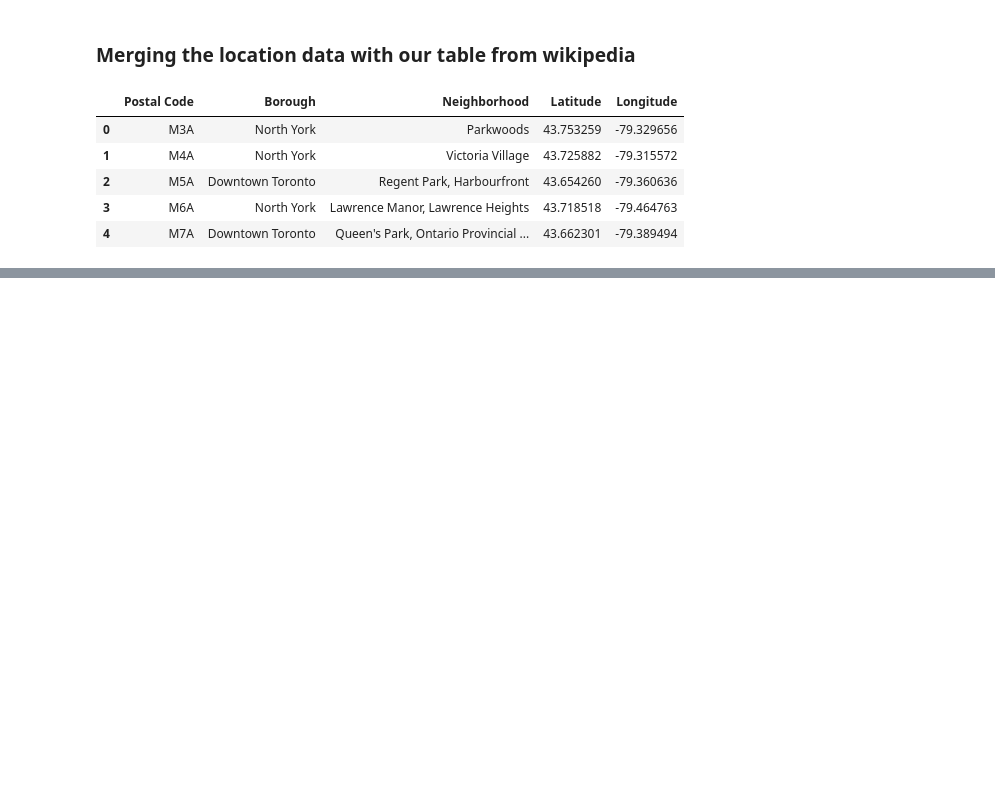
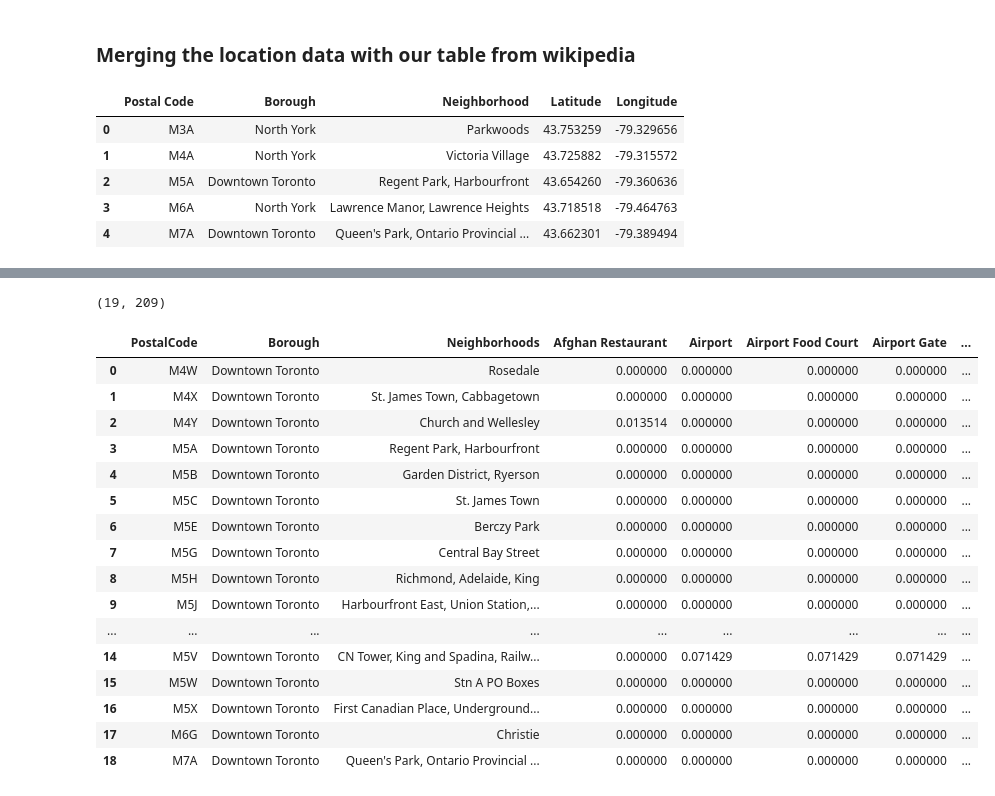
Before and after one commit to dinesh-madhav/Clustering-with-Georgrahic-data, a Jupyter notebook: Capstone Project Notebook.ipynb, the cells around one changed output, grey strips where cells are left out. Drawn from its saved outputs; the diff is of its cells as text; code cells hidden in the pictures; blank space fills up the shorter version.

```diff
--- a/Capstone Project Notebook.ipynb
+++ b/Capstone Project Notebook.ipynb
@@ -92,0 +108,7 @@ tables.head()
+# %%
+address = 'Toronto, ON'
+geolocator = Nominatim(user_agent="my_application")
+location = geolocator.geocode(address)
+latitude = location.latitude
+longitude = location.longitude
+print('The geograpical coordinate of Toronto are {}, {}.'.format(latitude, longitude))
@@ -92,0 +141,9 @@ tables.head()
+# %%
+# define Foursquare Credentials and Version
+CLIENT_ID = '0XE3SMLCK41JM4QBJUR3ONRHMXKVEXCNV1FBLDQ5ZA5OY03A' # your Foursquare ID
+CLIENT_SECRET = '0M3CTFZQ0X3FG0TRGUZQ1NXZKJA42VB0DWBKAQM2C51BXRRH' # your Foursquare Secret
+VERSION = '20180605' # Foursquare API version
+
+print('Your credentails:')
+print('CLIENT_ID: ' + CLIENT_ID)
+print('CLIENT_SECRET:' + CLIENT_SECRET)
@@ -92,0 +185,9 @@ tables.head()
+# %%
+#convert the venues list into a new DataFrame
+venues_df = pd.DataFrame(venues)
+
+# define the column names
+venues_df.columns = ['PostalCode', 'Borough', 'Neighborhood', 'BoroughLatitude', 'BoroughLongitude', 'VenueName', 'VenueLatitude', 'VenueLongitude', 'VenueCategory']
+
+print(venues_df.shape)
+venues_df.head()
@@ -92,0 +202,15 @@ tables.head()
+# %%
+# one hot encoding
+toronto_onehot = pd.get_dummies(venues_df[['VenueCategory']], prefix="", prefix_sep="")
+
+# add postal, borough and neighborhood column back to dataframe
+toronto_onehot['PostalCode'] = venues_df['PostalCode']
+toronto_onehot['Borough'] = venues_df['Borough']
+toronto_onehot['Neighborhoods'] = venues_df['Neighborhood']
+
+# move postal, borough and neighborhood column to the first column
+fixed_columns = list(toronto_onehot.columns[-3:]) + list(toronto_onehot.columns[:-3])
+toronto_onehot = toronto_onehot[fixed_columns]
+
+print(toronto_onehot.shape)
+toronto_onehot.head()
@@ -92,0 +225,24 @@ tables.head()
+# %%
+toronto_grouped = toronto_onehot.groupby(["PostalCode", "Borough", "Neighborhoods"]).mean().reset_index()
+
+print(toronto_grouped.shape)
+toronto_grouped
+# %% [output]
+(19, 209)
+|  | PostalCode | Borough | Neighborhoods | Afghan Restaurant | Airport | Airport Food Court | Airport Gate | ... |
+| 0 | M4W | Downtown Toronto | Rosedale | 0.000000 | 0.000000 | 0.000000 | 0.000000 | ... |
+| 1 | M4X | Downtown Toronto | St. James Town, Cabbagetown | 0.000000 | 0.000000 | 0.000000 | 0.000000 | ... |
+| 2 | M4Y | Downtown Toronto | Church and Wellesley | 0.013514 | 0.000000 | 0.000000 | 0.000000 | ... |
+| 3 | M5A | Downtown Toronto | Regent Park, Harbourfront | 0.000000 | 0.000000 | 0.000000 | 0.000000 | ... |
+| 4 | M5B | Downtown Toronto | Garden District, Ryerson | 0.000000 | 0.000000 | 0.000000 | 0.000000 | ... |
+| 5 | M5C | Downtown Toronto | St. James Town | 0.000000 | 0.000000 | 0.000000 | 0.000000 | ... |
+| 6 | M5E | Downtown Toronto | Berczy Park | 0.000000 | 0.000000 | 0.000000 | 0.000000 | ... |
+| 7 | M5G | Downtown Toronto | Central Bay Street | 0.000000 | 0.000000 | 0.000000 | 0.000000 | ... |
+| 8 | M5H | Downtown Toronto | Richmond, Adelaide, King | 0.000000 | 0.000000 | 0.000000 | 0.000000 | ... |
+| 9 | M5J | Downtown Toronto | Harbourfront East, Union Station,... | 0.000000 | 0.000000 | 0.000000 | 0.000000 | ... |
+| ... | ... | ... | ... | ... | ... | ... | ... | ... |
+| 14 | M5V | Downtown Toronto | CN Tower, King and Spadina, Railw... | 0.000000 | 0.071429 | 0.071429 | 0.071429 | ... |
+| 15 | M5W | Downtown Toronto | Stn A PO Boxes | 0.000000 | 0.000000 | 0.000000 | 0.000000 | ... |
+| 16 | M5X | Downtown Toronto | First Canadian Place, Underground... | 0.000000 | 0.000000 | 0.000000 | 0.000000 | ... |
+| 17 | M6G | Downtown Toronto | Christie | 0.000000 | 0.000000 | 0.000000 | 0.000000 | ... |
+| 18 | M7A | Downtown Toronto | Queen's Park, Ontario Provincial ... | 0.000000 | 0.000000 | 0.000000 | 0.000000 | ... |
```
Also changed, not shown: parts of 23 cells of this notebook.
